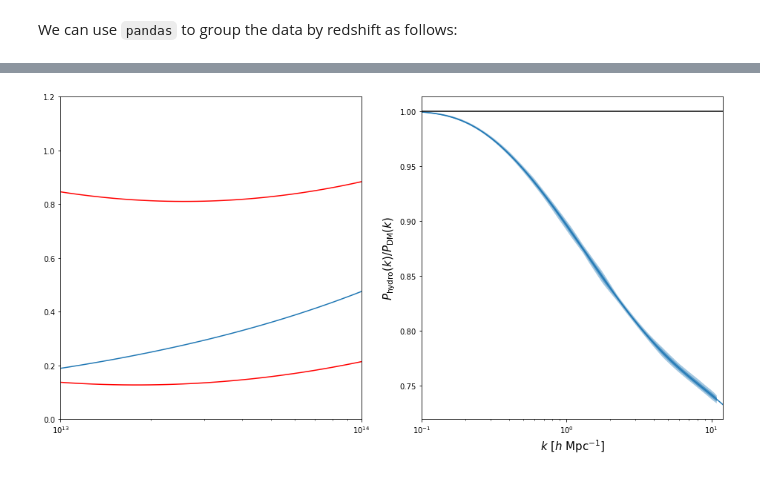
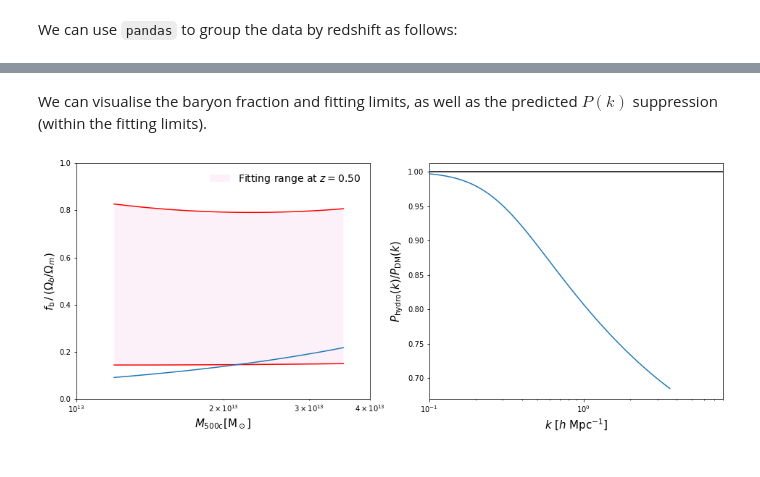
Before and after one commit to jemme07/pyspk, a Jupyter notebook: examples/pySPk_Examples.ipynb, the cells around one changed output, grey strips where cells are left out. Cells and saved outputs as stored; diff of their text form; code cells hidden in the pictures.

```diff
--- a/examples/pySPk_Examples.ipynb
+++ b/examples/pySPk_Examples.ipynb
@@ -149,37 +174,45 @@ plt.ylabel('$P_\\mathrm{hydro}(k)/P_\\mathrm{DM}(k)$');
 # %%
-z = .125
-fb_a = 0.3
-fb_pow = .4
-fb_norm = 10 ** 13.5
+SO = 500
+z = 0.5
+fb_a = 0.2
+fb_pow = 0.8
+fb_pivot = 10 ** 13.5
+k, sup = spk.sup_model(SO=SO, z=z, fb_a=fb_a, fb_pow=fb_pow, fb_pivot=fb_pivot)
 
-k, sup, error_68_m, error_68_p, error_95_m, error_95_p = spk.sup_model(SO=200, z=z, fb_a=fb_a, fb_pow=fb_pow,
-                                                                       fb_norm=fb_norm, k_max=12, errors=True)
-om = spk.optimal_mass(SO=200, z=z, k=k)
+# We use the wavenumbers from the previous function to obtain the optimal mass at those scales.
+om = spk.optimal_mass(SO=SO, z=z, k=k)
 
-fb = fb_a * np.power(om / fb_norm, fb_pow)
+# Get the baryon fraction with a power-law function.
+fb = fb_a * np.power(om / fb_pivot, fb_pow)
 
-min_fb = spk._inter_min_x0(z) + spk._inter_min_x1(z) * np.log10(om) + spk._inter_min_x2(z) * np.log10(om) ** 2
-max_fb = spk._inter_max_x0(z) + spk._inter_max_x1(z) * np.log10(om) + spk._inter_max_x2(z) * np.log10(om) ** 2
+# Get fitting limits.
+min_fb, max_fb = spk.get_limits(SO=SO, z=z, m_halo=om)
+# %% [markdown]
+We can visualise the baryon fraction and fitting limits, as well as the predicted $P(k)$ suppression (within the fitting limits).
 # %%
 gs = gridspec.GridSpec(1, 2)
-fig = plt.figure(figsize=(16, 8))
+fig = plt.figure(figsize=(16, 6))
 ax1 = plt.subplot(gs[0])
 ax2 = plt.subplot(gs[1])
 
 ax1.plot(om, min_fb, c='r')
 ax1.plot(om, max_fb, c='r')
+ax1.fill_between(om, min_fb, max_fb, facecolor='C6', alpha=0.1, label='Fitting range at $z=%.2f$' %z)
 ax1.plot(om, fb)
+
+ax1.legend(frameon=False, fontsize=14)
 ax1.set_xscale('log')
-ax1.set_ylim(0, 1.2);
-ax1.set_xlim(1e13, 1e14);
+ax1.set_ylim(0, 1);
+ax1.set_xlim(1e13, 4e13);
+ax1.set_xlabel('$M_{500\\mathrm{c}}[\\mathrm{M}_\\odot]$');
+ax1.set_ylabel('$f_\mathrm{b} \\, / \\, (\\Omega_b/\\Omega_m)$');
 
 ax2.plot(k, sup, c='C0')
-ax2.fill_between(k, sup + error_95_m, sup + error_95_p, facecolor='C0', alpha=0.4)
-ax2.fill_between(k, sup + error_68_m, sup + error_68_p, facecolor='C0', alpha=0.6)
+
 ax2.set_xscale('log')
 ax2.axhline(1, c='k')
 ax2.set_xlabel('$k$ [$h$ Mpc$^{-1}$]');
-ax2.set_ylabel('$P_\mathrm{hydro}(k)/P_\mathrm{DM}(k)$');
-ax2.set_xlim(0.1, 12);
+ax2.set_ylabel('$P_\\mathrm{hydro}(k)/P_\\mathrm{DM}(k)$');
+ax2.set_xlim(0.1, 8);
 # %% [output]
-[figure, old version]
+[figure, new version]
```
Also changed, not shown: parts of 28 cells of this notebook, 4 other files.
